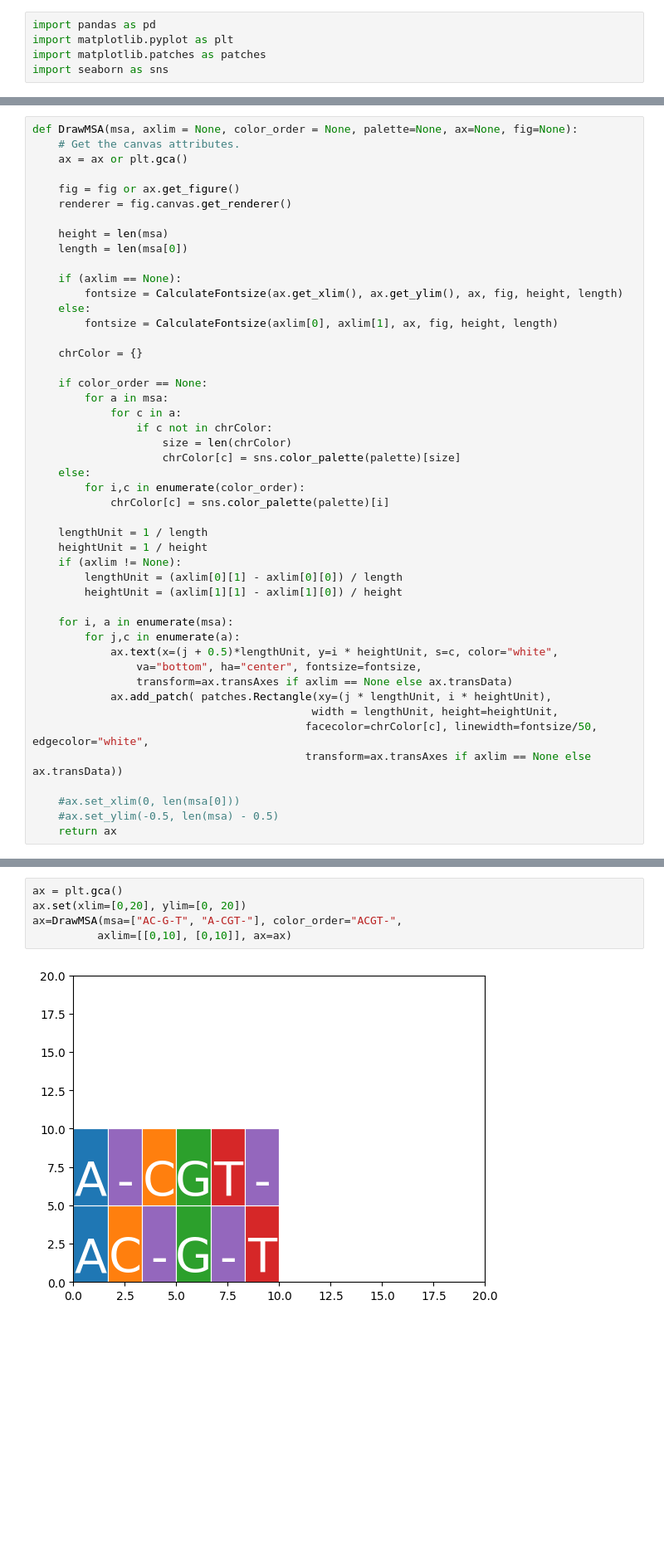
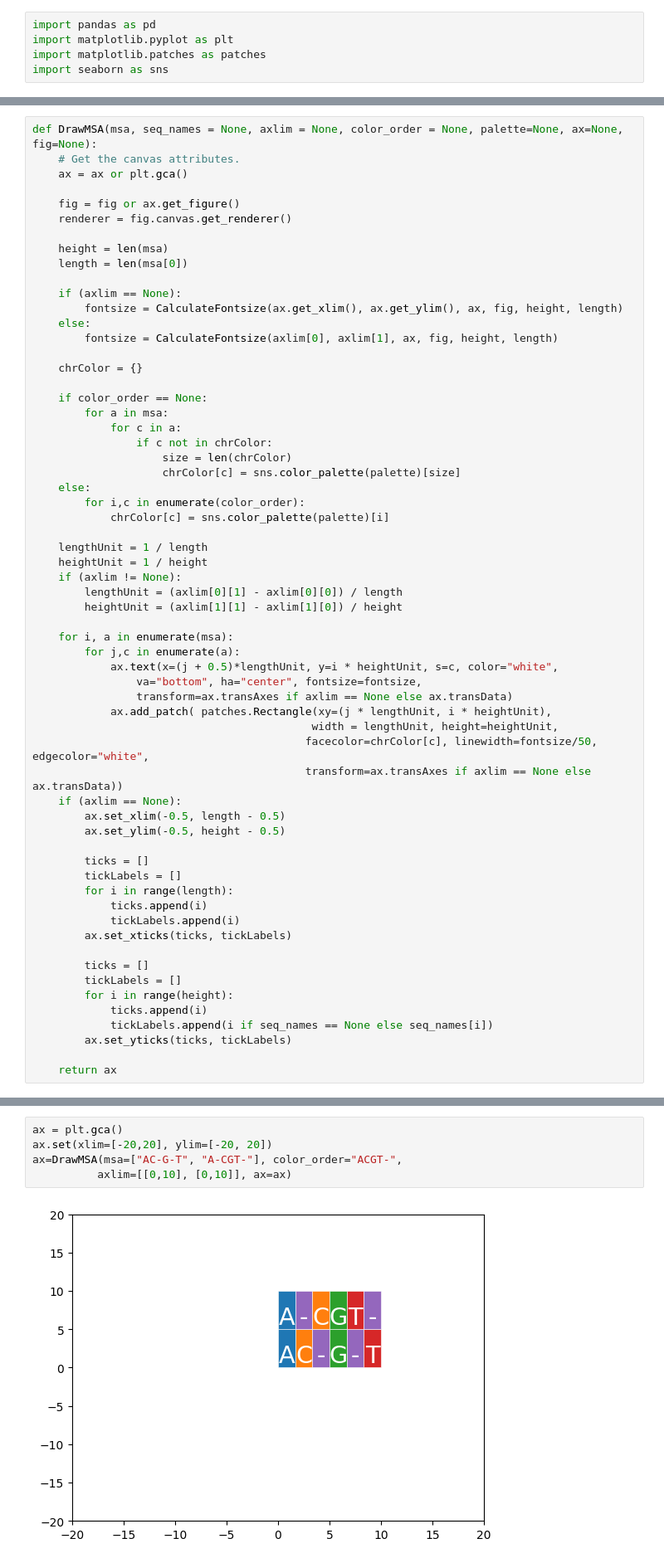
Before and after one commit to mourisl/MSAplot, a Jupyter notebook: vizMSA_dev.ipynb, the cells around one changed output, grey strips where cells are left out. Shown at 83% size. Cells and saved outputs as stored; diff of their text form; blank space fills up the shorter version.

```diff
--- a/vizMSA_dev.ipynb
+++ b/vizMSA_dev.ipynb
@@ -25,7 +25,7 @@ def CalculateFontsize(xlim, ylim, ax, fig, rows, cols, unit_scale=1):
 
     return fontsize
 # %%
-def DrawMSA(msa, axlim = None, color_order = None, palette=None, ax=None, fig=None):
+def DrawMSA(msa, seq_names = None, axlim = None, color_order = None, palette=None, ax=None, fig=None):
     # Get the canvas attributes.
     ax = ax or plt.gca()
 
@@ -67,8 +67,23 @@ def DrawMSA(msa, axlim = None, color_order = None, palette=None, ax=None, fig=No
                                            width = lengthUnit, height=heightUnit,
                                           facecolor=chrColor[c], linewidth=fontsize/50, edgecolor="white",
                                           transform=ax.transAxes if axlim == None else ax.transData))
+    if (axlim == None):
+        ax.set_xlim(-0.5, length - 0.5)
+        ax.set_ylim(-0.5, height - 0.5)
 
-    #ax.set_xlim(0, len(msa[0]))
-    #ax.set_ylim(-0.5, len(msa) - 0.5)
+        ticks = []
+        tickLabels = []
+        for i in range(length):
+            ticks.append(i)
+            tickLabels.append(i)
+        ax.set_xticks(ticks, tickLabels)
+
+        ticks = []
+        tickLabels = []
+        for i in range(height):
+            ticks.append(i)
+            tickLabels.append(i if seq_names == None else seq_names[i])
+        ax.set_yticks(ticks, tickLabels)
+
     return ax
 # %%
@@ -78,7 +95,7 @@ ax=DrawMSA(msa=["AC-G-T", "A-CGT-"], color_order="ACGT-")
 # %%
 ax = plt.gca()
-ax.set(xlim=[0,20], ylim=[0, 20])
+ax.set(xlim=[-20,20], ylim=[-20, 20])
 ax=DrawMSA(msa=["AC-G-T", "A-CGT-"], color_order="ACGT-",
           axlim=[[0,10], [0,10]], ax=ax)
 # %% [output]
-[figure, old version]
+[figure, new version]
```
Also changed, not shown: parts of 1 cell of this notebook.
